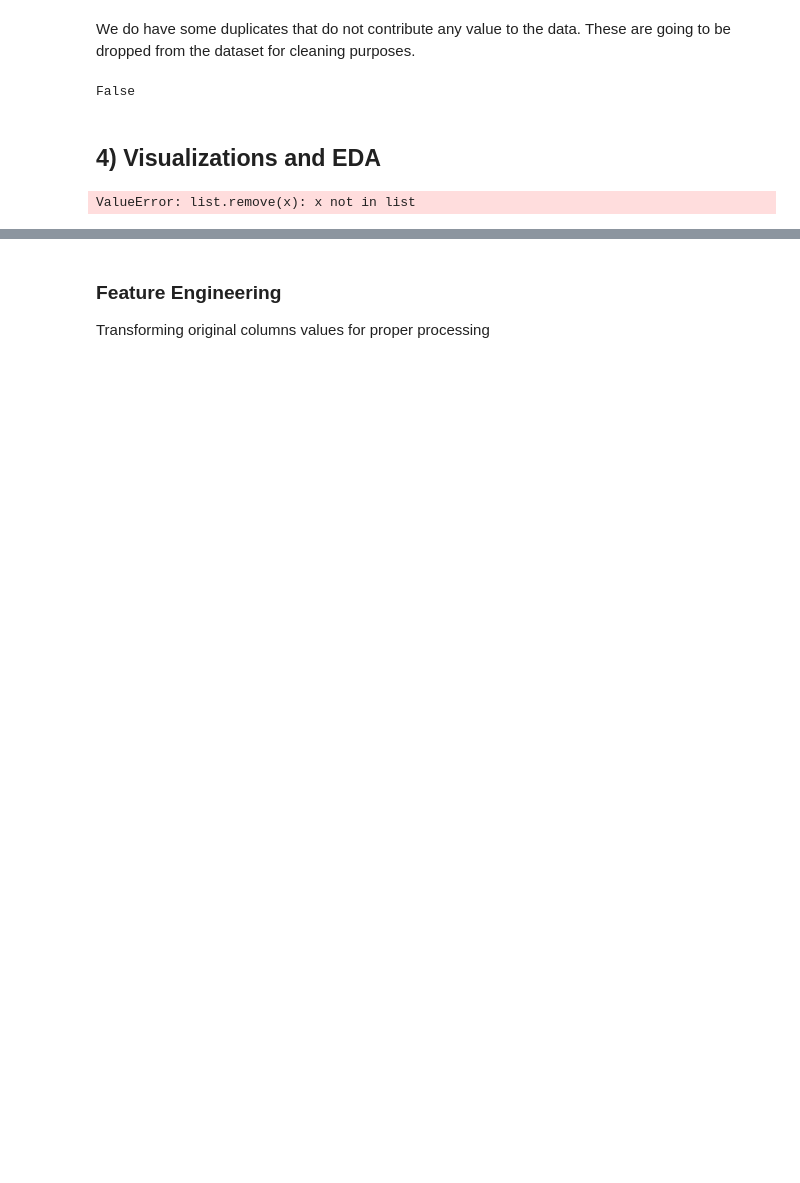
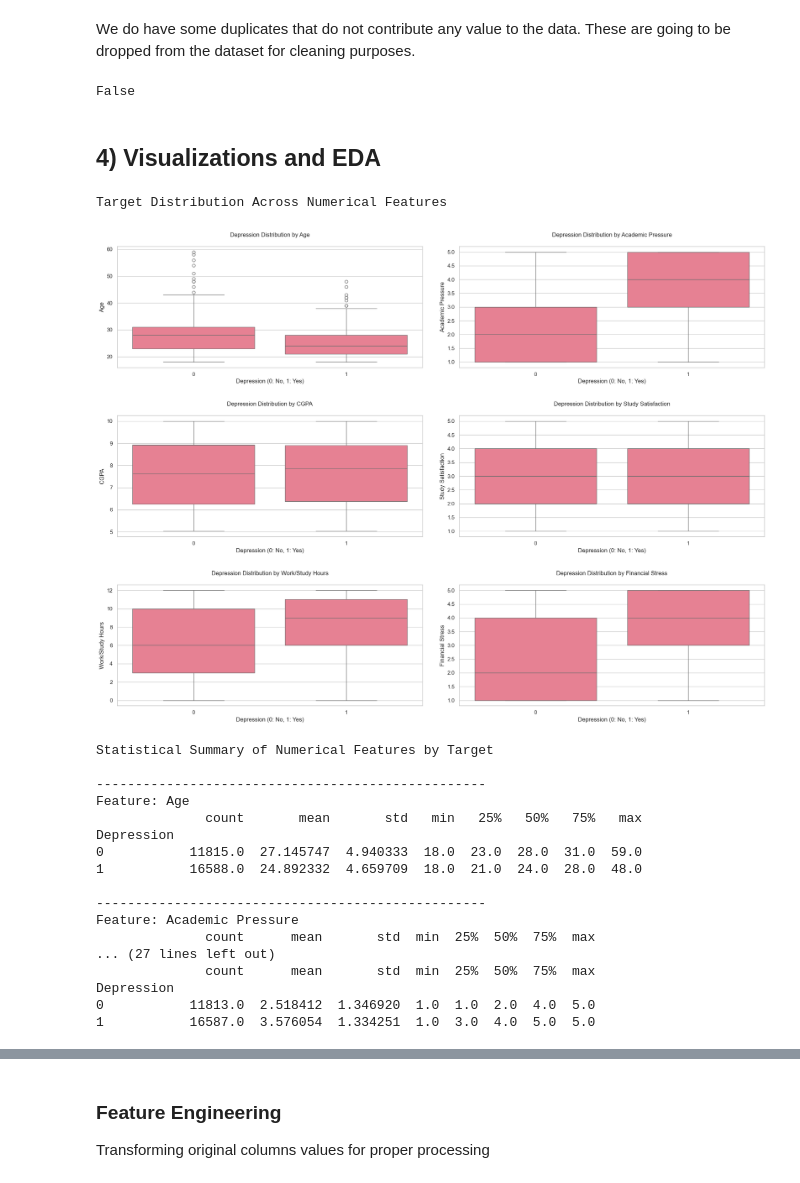
Before and after one commit to DanielMelo46/Machine_Learning-_Term_Project, a Jupyter notebook: Term Project/preparing_data_2.ipynb, the cells around one changed output, grey strips where cells are left out. Saved outputs shown, nothing was run; the diff lists cells and outputs as text; code cells hidden in the pictures; blank space fills up the shorter version.

```diff
--- a/Term Project/preparing_data_2.ipynb
+++ b/Term Project/preparing_data_2.ipynb
@@ -264,37 +199,54 @@ sns.set_palette("husl")
 def plot_numerical_distributions(df, columns_to_remove):
     numerical_cols = df.select_dtypes(include=['int64', 'float64']).columns.tolist()
     # Removing flads and target variable from numerical columns
-    numerical_cols.remove('is_student')
-    numerical_cols.remove('Profession_missing')
+    numerical_cols.remove('Work_Student_Status')
     for col in columns_to_remove:
         if col in numerical_cols:
             numerical_cols.remove(col)
     numerical_cols.remove(LABEL)  # Exclude target variable
 
     # 1. Target Distribution across Numerical Features
     print("Target Distribution Across Numerical Features")
     fig = plt.figure(figsize=(20, 5*((len(numerical_cols)+1)//2)))
 
     for idx, feature in enumerate(numerical_cols, 1):
         plt.subplot((len(numerical_cols)+1)//2, 2, idx)
 
         # Create boxplot
         sns.boxplot(x='Depression', y=feature, data=df)
         plt.title(f'Depression Distribution by {feature}', pad=20)
         plt.xlabel('Depression (0: No, 1: Yes)')
         plt.ylabel(feature)
 
     plt.tight_layout(pad=3.0)
     plt.show()
 
     # Additional Statistical Summary for Numerical Features
     print("\nStatistical Summary of Numerical Features by Target")
     for feature in numerical_cols:
         print(f"\n{'-'*50}")
         print(f"Feature: {feature}")
         print(df.groupby('Depression')[feature].describe())
 
-plot_numerical_distributions(df[df['prof_or_student']==0], columns_to_remove = prof_cols)  # For Students
+plot_numerical_distributions(df[df['Work_Student_Status']==0], columns_to_remove = prof_cols)  # For Students
 # %% [output]
-ValueError: list.remove(x): x not in list
+Target Distribution Across Numerical Features
+[figure, added]
+Statistical Summary of Numerical Features by Target
+
+--------------------------------------------------
+Feature: Age
+              count       mean       std   min   25%   50%   75%   max
+Depression
+0           11815.0  27.145747  4.940333  18.0  23.0  28.0  31.0  59.0
+1           16588.0  24.892332  4.659709  18.0  21.0  24.0  28.0  48.0
+
+--------------------------------------------------
+Feature: Academic Pressure
+              count      mean       std  min  25%  50%  75%  max
+... (27 lines left out)
+              count      mean       std  min  25%  50%  75%  max
+Depression
+0           11813.0  2.518412  1.346920  1.0  1.0  2.0  4.0  5.0
+1           16587.0  3.576054  1.334251  1.0  3.0  4.0  5.0  5.0
 # %%
```
Also changed, not shown: parts of 28 cells of this notebook, 7 other files.
